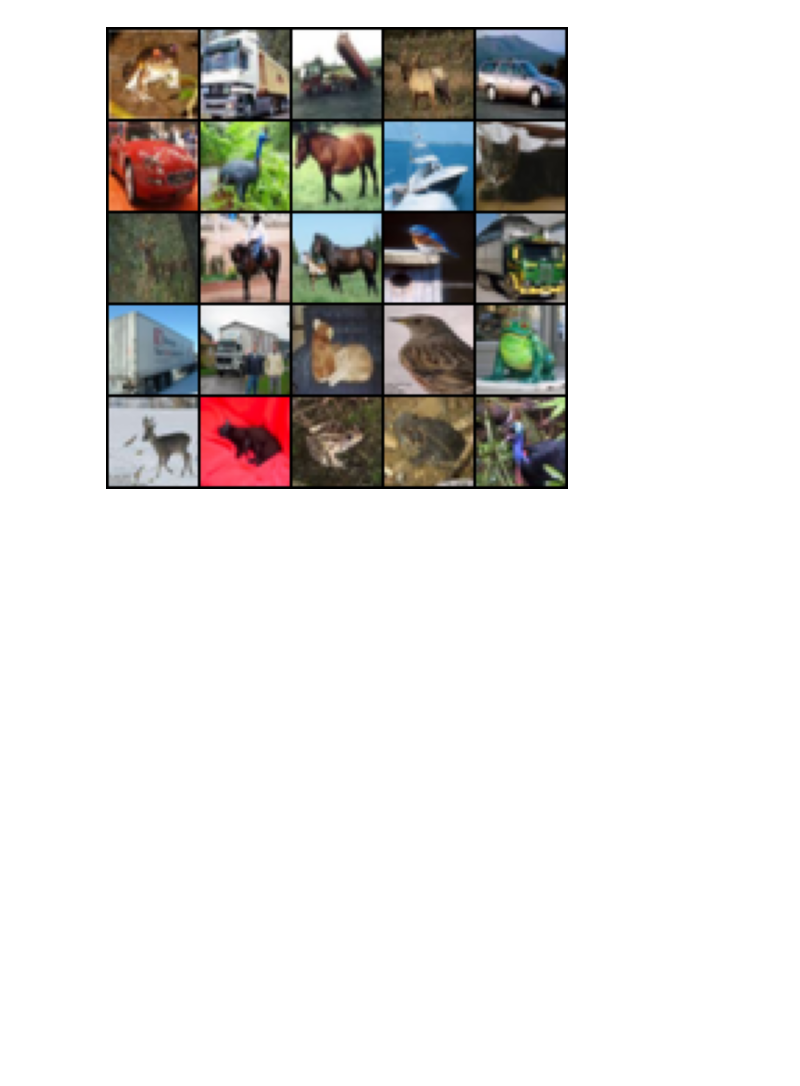
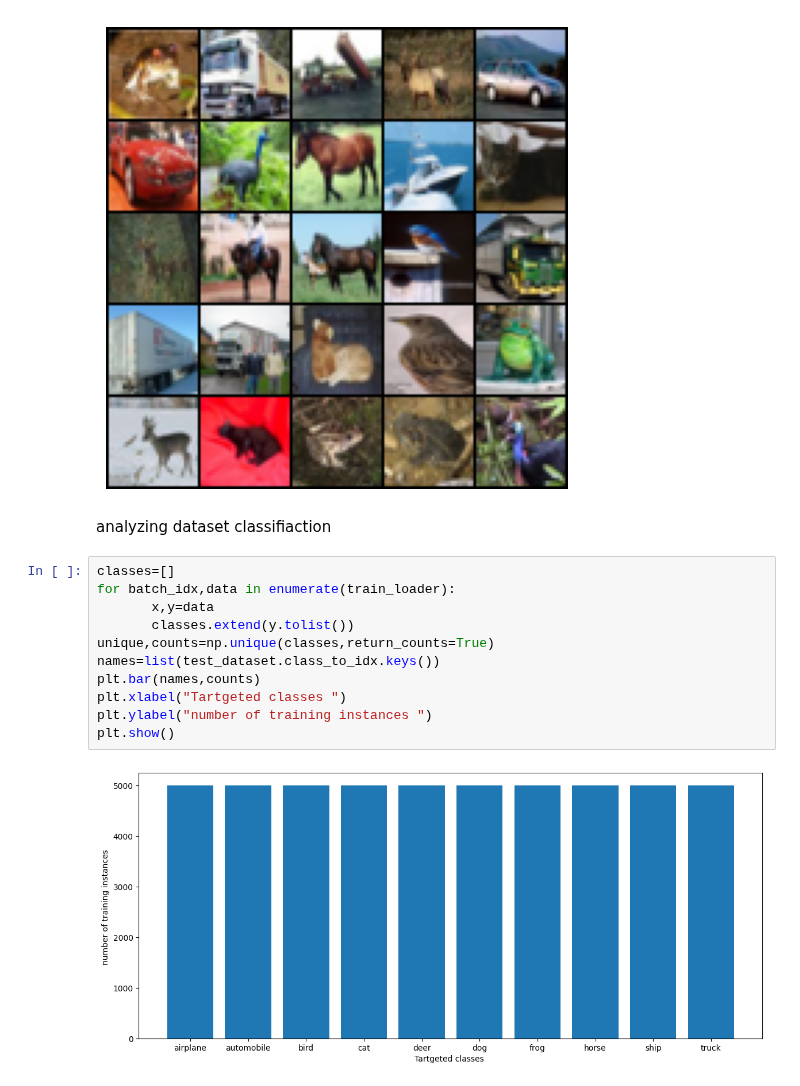
Before and after one commit to shovo896/DeepLearning2, a Jupyter notebook: cnn.ipynb, the cells around one changed output. Saved outputs shown, nothing was run; the diff lists cells and outputs as text; blank space fills up the shorter version.

```diff
--- a/cnn.ipynb
+++ b/cnn.ipynb
@@ -29,3 +29,18 @@ plt.axis('off')
 plt.show()
 # %% [output]
 [figure]
+# %% [markdown]
+analyzing dataset classifiaction
+# %%
+classes=[]
+for batch_idx,data in enumerate(train_loader):
+       x,y=data
+       classes.extend(y.tolist())
+unique,counts=np.unique(classes,return_counts=True)
+names=list(test_dataset.class_to_idx.keys())
+plt.bar(names,counts)
+plt.xlabel("Tartgeted classes ")
+plt.ylabel("number of training instances ")
+plt.show()
+# %% [output]
+[figure, added]
```
